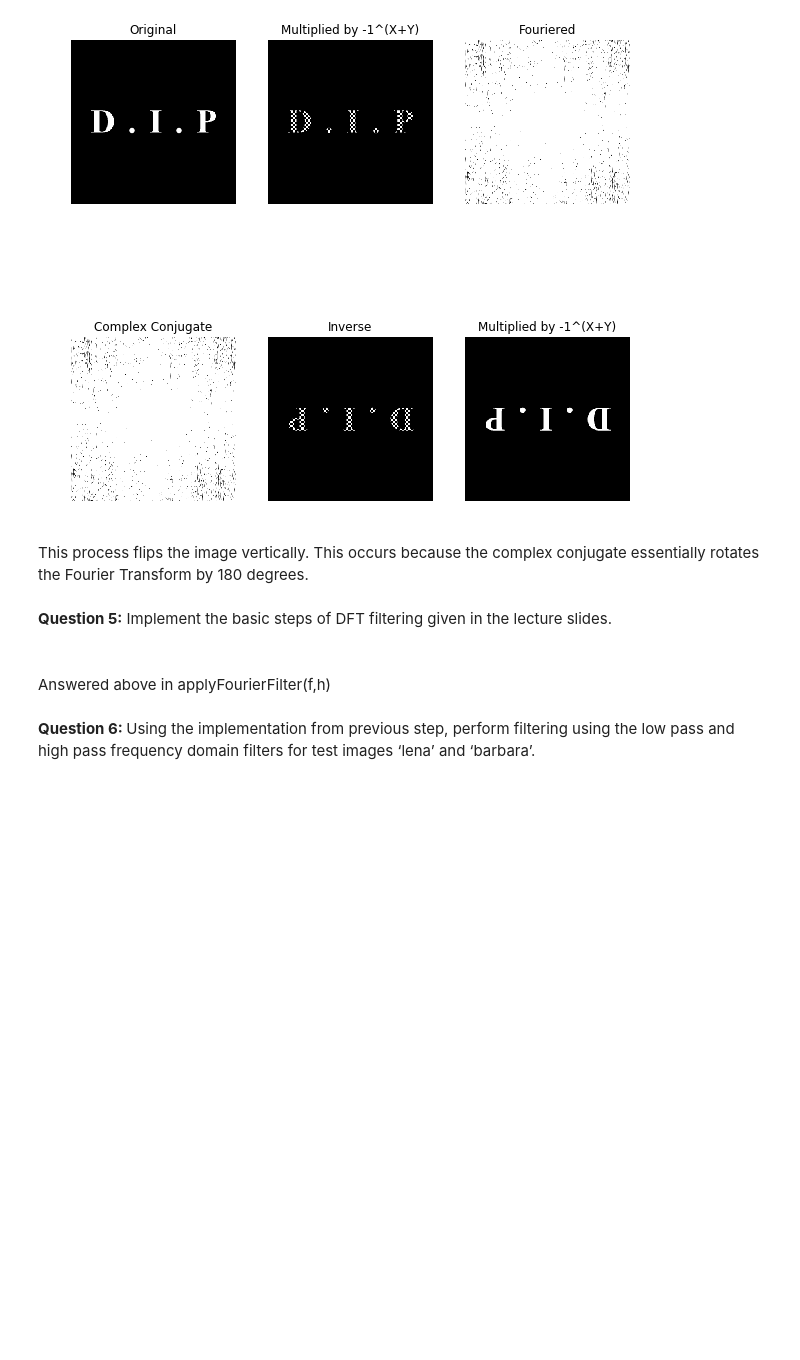
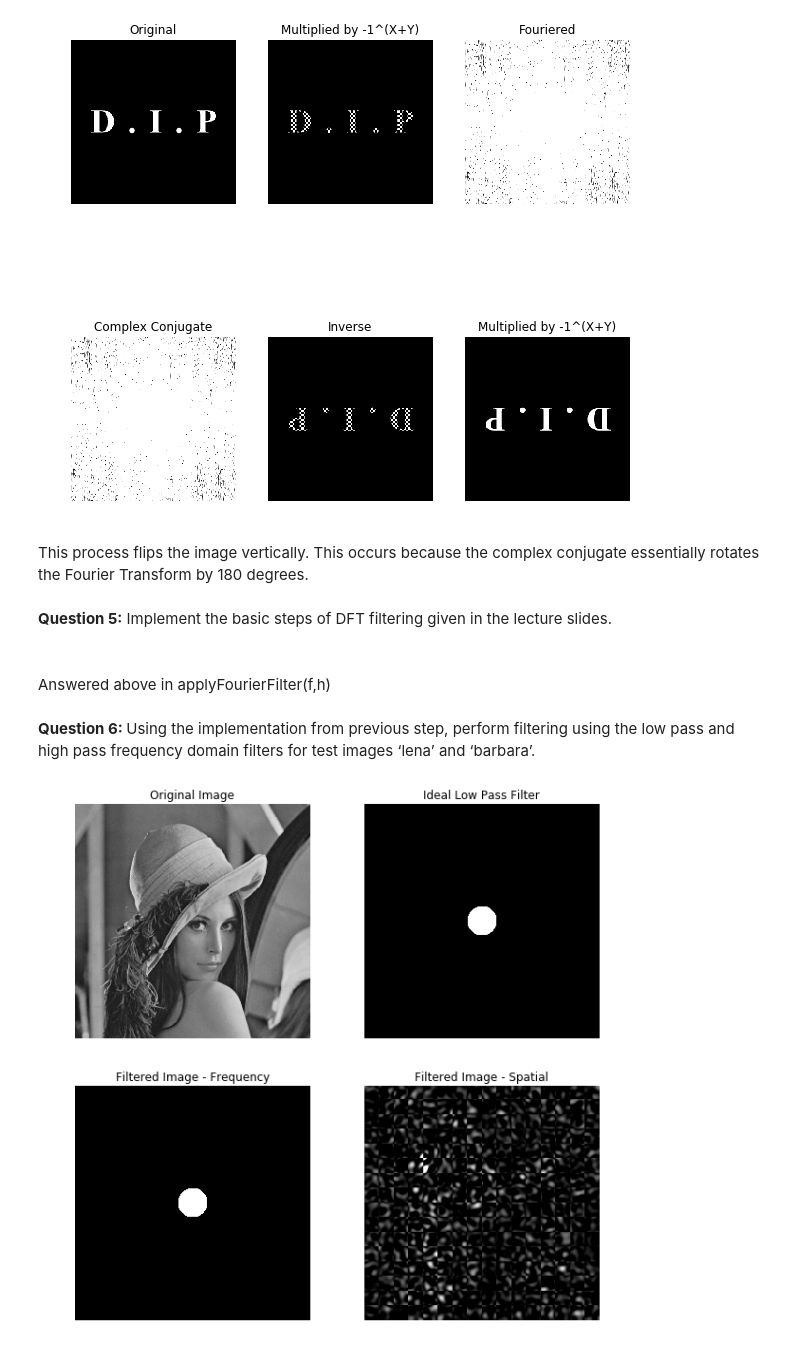
Before and after one commit to arcticNeemie/schoolwork, a Jupyter notebook: COMS/Honours/Digital Image Processing/Lab 4/Lab 4.ipynb, the cells around one changed output. Saved outputs shown, nothing was run; the diff lists cells and outputs as text; code cells hidden in the pictures; blank space fills up the shorter version.

```diff
--- a/COMS/Honours/Digital Image Processing/Lab 4/Lab 4.ipynb
+++ b/COMS/Honours/Digital Image Processing/Lab 4/Lab 4.ipynb
@@ -207,16 +207,52 @@ Answered above in applyFourierFilter(f,h)
 # %% [markdown]
 <b>Question 6: </b>Using the implementation from previous step, perform filtering using the low pass and high pass frequency domain
 filters for test images ‘lena’ and ‘barbara’.
-# %%
-#f is spatial, H is frequency
-def applyFrequencyFilter(f,H):
-    A = f.shape[0]
-    B = f.shape[1]
-    fp,hp = padFunctionAndFilter(f,H)
-    F = sp.fft2(fp)
-    G = np.multiply(H,F)
-    gp = np.real(sp.ifft2(G))
-    g = gp[:A,:B]
-    return np.real(F),g,np.abs(G)
-
-lena = plt.imread("lena.tif")
+# %%
+#Doesn't work
+
+#f is spatial, H is frequency
+def applyFrequencyFilter(f,H,P,Q):
+    A = f.shape[0]
+    B = f.shape[1]
+    fp = np.zeros((P,Q))
+    fp[:A,:B] = f
+
+    F = sp.fft2(fp)
+    G = np.multiply(H,F)
+    gp = np.real(sp.ifft2(G))
+    g = gp[:A,:B]
+    return np.real(F),g,np.abs(G)
+
+#Distance
+def distance(x,y,x0,y0):
+    return math.sqrt((x-x0)**2+(y-y0)**2)
+
+
+#lowpass filter
+def ILPF(D0,m,n):
+    H = np.zeros((m,n))
+    x0 = math.floor(m/2)
+    y0 = math.floor(n/2)
+    for u in range(m):
+        for v in range(n):
+            if distance(u,v,x0,y0)<=D0:
+                H[u,v] = 1
+    return H
+
+
+hx = 201
+hy = 201
+D0 = 64
+lena = plt.imread("lena.tif")
+A = lena.shape[0]
+B = lena.shape[1]
+P = nextPowerOf2(A+hx-1)
+Q = nextPowerOf2(B+hy-1)
+H = ILPF(D0,P,Q)
+lena1 = applyFrequencyFilter(lena,H,P,Q)
+
+images = [lena,H,lena1[2],lena1[1]]
+titles = ["Original Image","Ideal Low Pass Filter","Filtered Image - Frequency","Filtered Image - Spatial"]
+displayImage(images,2,2,title=titles)
+# %% [output]
+[figure, added]
```
